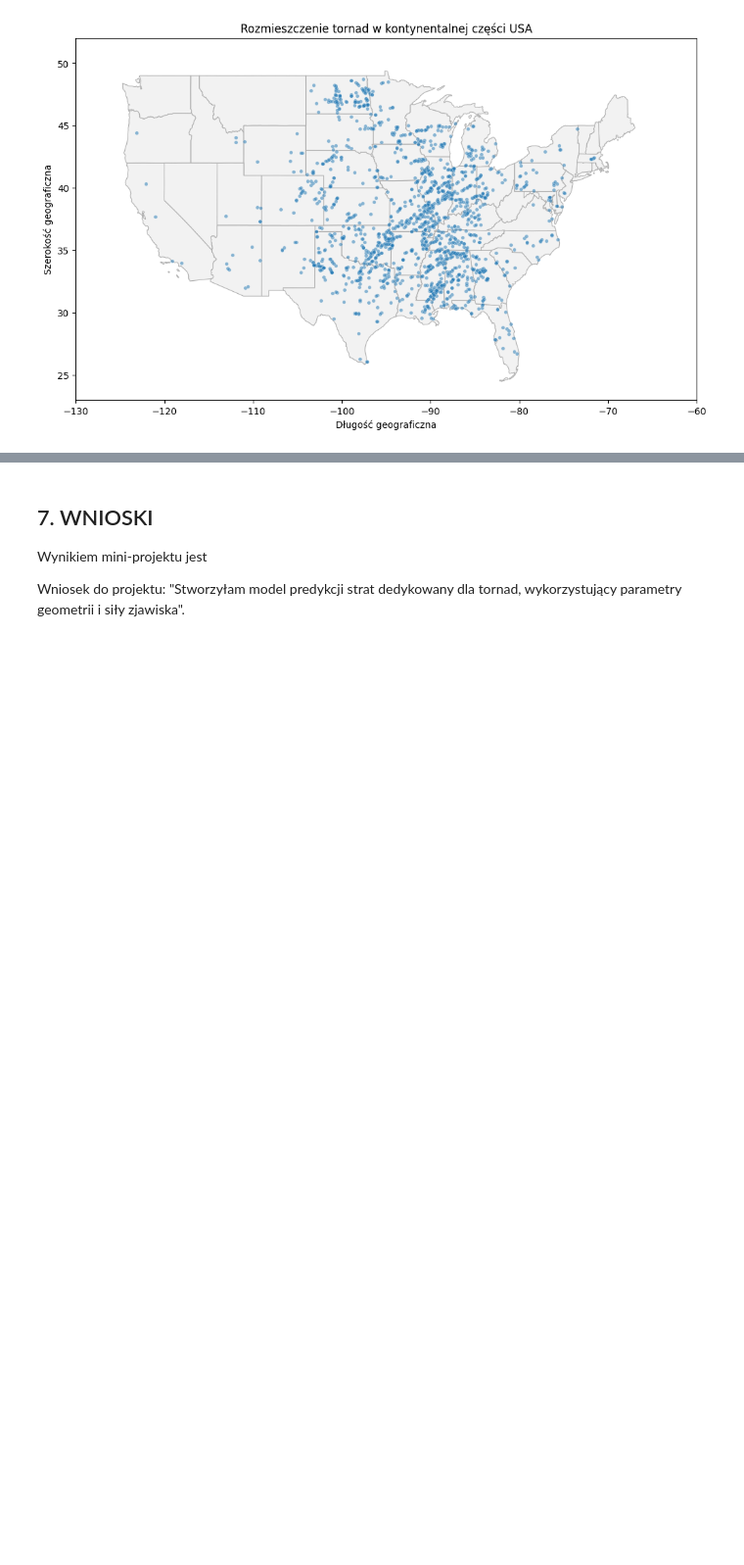
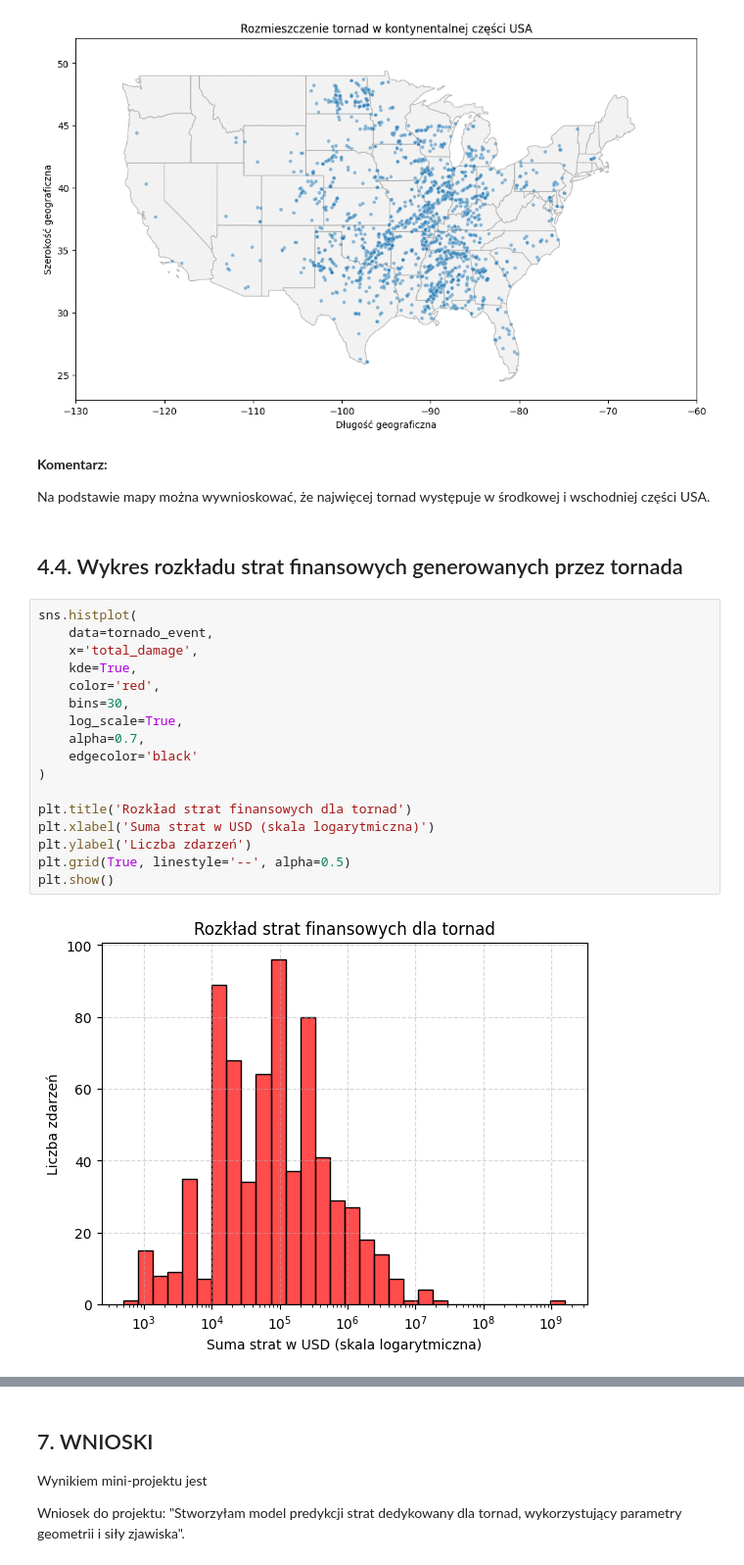
Before and after one commit to piaseckazaneta/Python, a Jupyter notebook: Zaneta_Piasecka_Mini_projekt_2026.ipynb, the cells around one changed output, grey strips where cells are left out. Shown at 98% size. Drawn from its saved outputs; the diff is of its cells as text; blank space fills up the shorter version.

Commit message:
Czyszczenie, dodanie komentarzy, rozpoczęcie testowania

```diff
--- a/Zaneta_Piasecka_Mini_projekt_2026.ipynb
+++ b/Zaneta_Piasecka_Mini_projekt_2026.ipynb
@@ -514,3 +516,28 @@ plt.ylabel('Szerokość geograficzna')
 plt.show()
 # %% [output]
 [figure]
+# %% [markdown]
+**Komentarz:**
+
+Na podstawie mapy można wywnioskować, że najwięcej tornad występuje w środkowej i wschodniej części USA.
+# %% [markdown]
+## 4.4. Wykres rozkładu strat finansowych generowanych przez tornada
+# %%
+sns.histplot(
+    data=tornado_event,
+    x='total_damage',
+    kde=True,
+    color='red',
+    bins=30,
+    log_scale=True,
+    alpha=0.7,
+    edgecolor='black'
+)
+
+plt.title('Rozkład strat finansowych dla tornad')
+plt.xlabel('Suma strat w USD (skala logarytmiczna)')
+plt.ylabel('Liczba zdarzeń')
+plt.grid(True, linestyle='--', alpha=0.5)
+plt.show()
+# %% [output]
+[figure, added]
```
Also changed, not shown: parts of 18 cells of this notebook.
